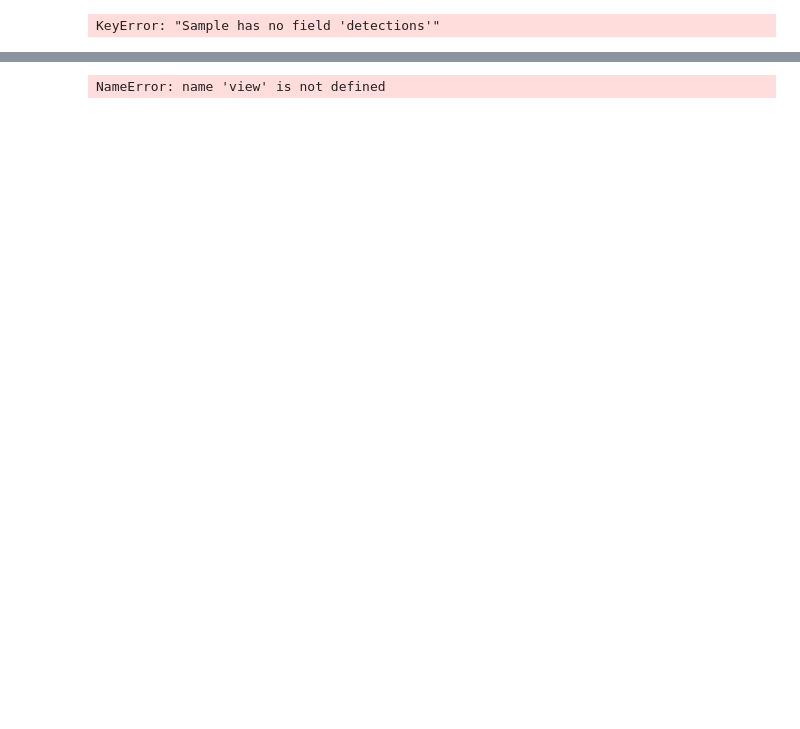
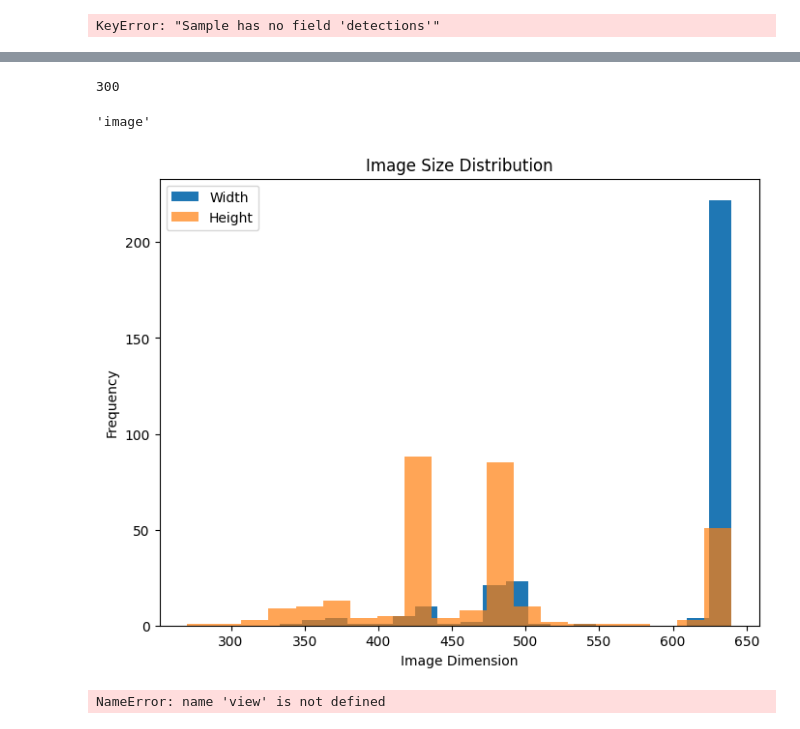
Before and after one commit to adheeb4/7PAM2015-0105-2023-Individual-Project, a Jupyter notebook: Individual_Project_Image_Segmentation.ipynb, the cells around one changed output, grey strips where cells are left out. Saved outputs shown, nothing was run; the diff lists cells and outputs as text; code cells hidden in the pictures; blank space fills up the shorter version.

```diff
--- a/Individual_Project_Image_Segmentation.ipynb
+++ b/Individual_Project_Image_Segmentation.ipynb
@@ -29,5 +32,0 @@ import cv2
-# %%
-dataset = foz.load_zoo_dataset("coco-2017",
-splits=["train", "validation", "test"],
-#classes=["person", "car", "dog", "cake"]
-                               )
@@ -66,9 +32,0 @@ Number of images: 15
-# %%
-#print(dataset.fields)
-
-# Convert the dataset to a list for iteration
-samples = list(dataset)
-
-# Access the first sample and print its field names
-sample = samples[0]
-print(sample.keys())
@@ -133,3 +171,5 @@ for sample in dataset:
   preprocessed_masks.append(preprocessed_mask)
 # %% [output]
 KeyError: "Sample has no field 'detections'"
+# %%
+view = dataset.view()
@@ -136,3 +190,53 @@ KeyError: "Sample has no field 'detections'"
+# %%
+print(len(view))
+
+view.media_type
+# %% [output]
+300
+'image'
+# %%
+"""
+# Access images and their dimensions
+images = list(view)  # Get a list of all samples in the dataset
+image_sizes = [(img["image"].shape[0], img["image"].shape[1]) for img in images]
+
+# Plot image size distribution
+plt.figure(figsize=(8, 6))
+plt.hist([w for (w, h) in image_sizes], bins=20, label="Width")
+plt.hist([h for (w, h) in image_sizes], bins=20, alpha=0.7, label="Height")
+plt.legend()
+plt.xlabel("Image Dimension")
+plt.ylabel("Frequency")
+plt.title("Image Size Distribution")
+plt.show()
+"""
+import matplotlib.pyplot as plt
+# Access file paths of images
+
+filepaths = [sample.filepath for sample in train_dataset]
+
+# Plot image size distribution
+image_sizes = []
+for filepath in filepaths:
+    # Load image and get dimensions
+    image = plt.imread(filepath)
+    if len(image.shape) == 2:  # Grayscale image
+        height, width = image.shape
+    else:  # Color image
+        height, width, _ = image.shape
+    image_sizes.append((width, height))
+
+# Plot histogram
+plt.figure(figsize=(8, 6))
+plt.hist([w for (w, h) in image_sizes], bins=20, label="Width")
+plt.hist([h for (w, h) in image_sizes], bins=20, alpha=0.7, label="Height")
+plt.legend()
+plt.xlabel("Image Dimension")
+plt.ylabel("Frequency")
+plt.title("Image Size Distribution")
+plt.show()
+# %% [output]
+[figure, added]
 # %%
 view.update(fields="image", value=preprocessed_image)
 # %% [output]
```
Also changed, not shown: parts of 13 cells of this notebook.
